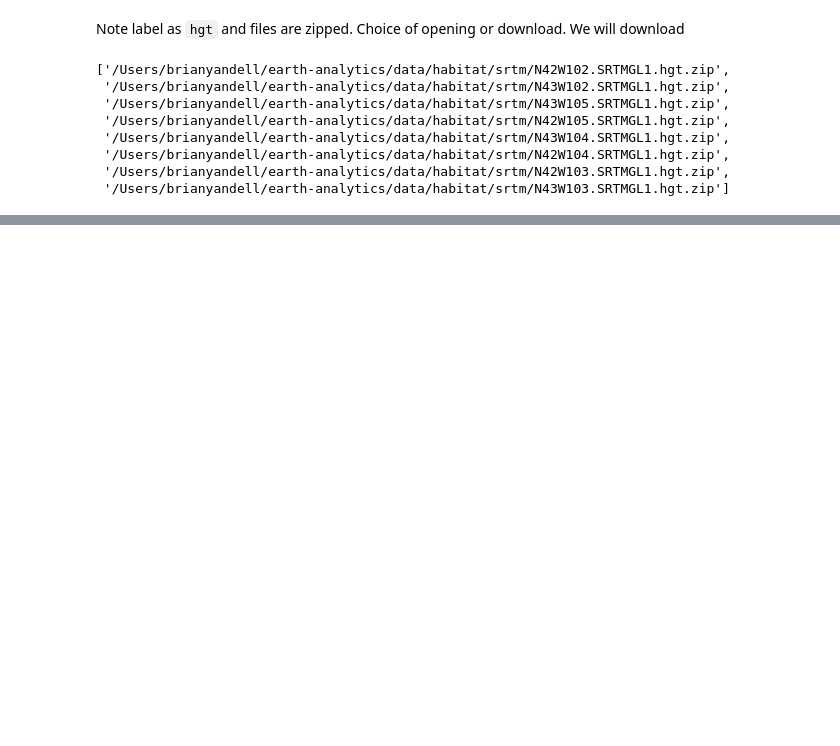
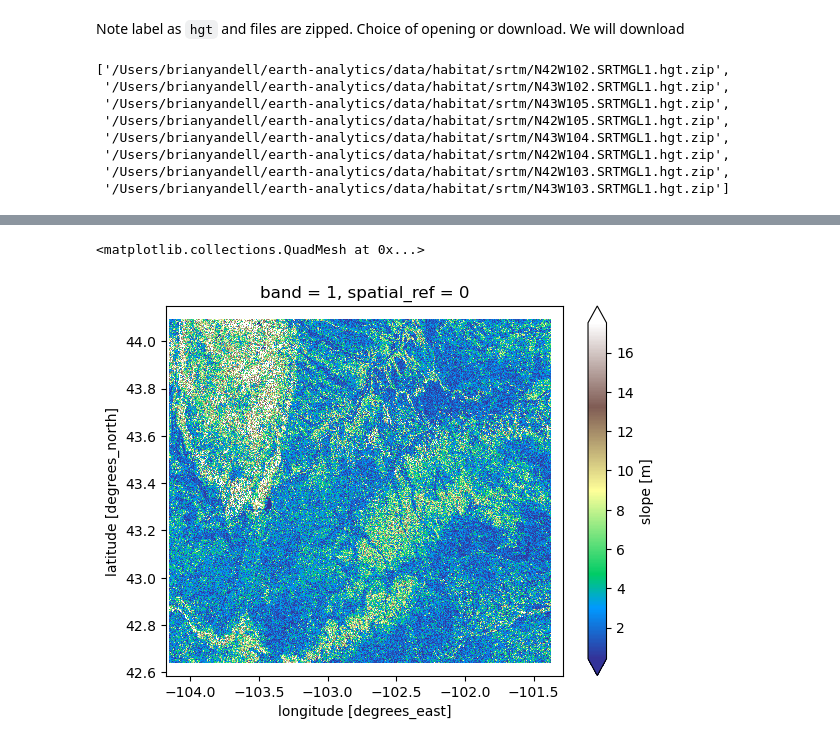
Before and after one commit to byandell-envsys/habitatSuitability, a Jupyter notebook: 2_slope.ipynb, the cells around one changed output, grey strips where cells are left out. Drawn from its saved outputs; the diff is of its cells as text; code cells hidden in the pictures; blank space fills up the shorter version.

Commit message:
2_slope intermediate

```diff
--- a/2_slope.ipynb
+++ b/2_slope.ipynb
@@ -131,0 +212,9 @@ redline_over_index(buffalo_gdf, srtm_da, edgecolor="white", cmap='terrain')
+# %%
+# Can use aspect instead
+# could use `utms13_epsg = 32613`
+srtm_utm_da = srtm_da.rio.reproject('EPSG:32613')
+slope_da = xrspatial.slope(srtm_utm_da).rio.reproject('EPSG:4326')
+slope_da.plot(robust=True, cmap='terrain')
+# %% [output]
+<matplotlib.collections.QuadMesh at 0x...>
+[figure, added]
```
Also changed, not shown: parts of 11 cells of this notebook.
